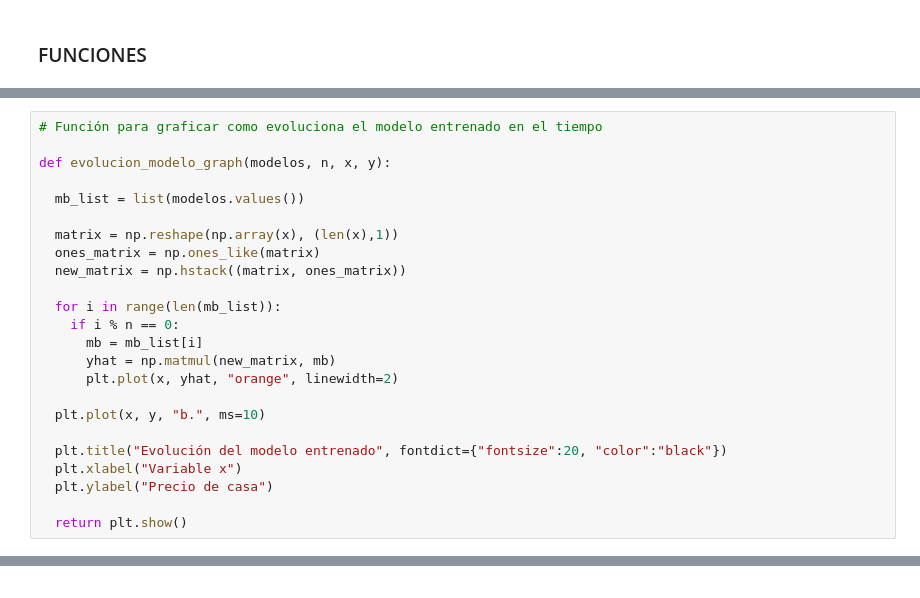
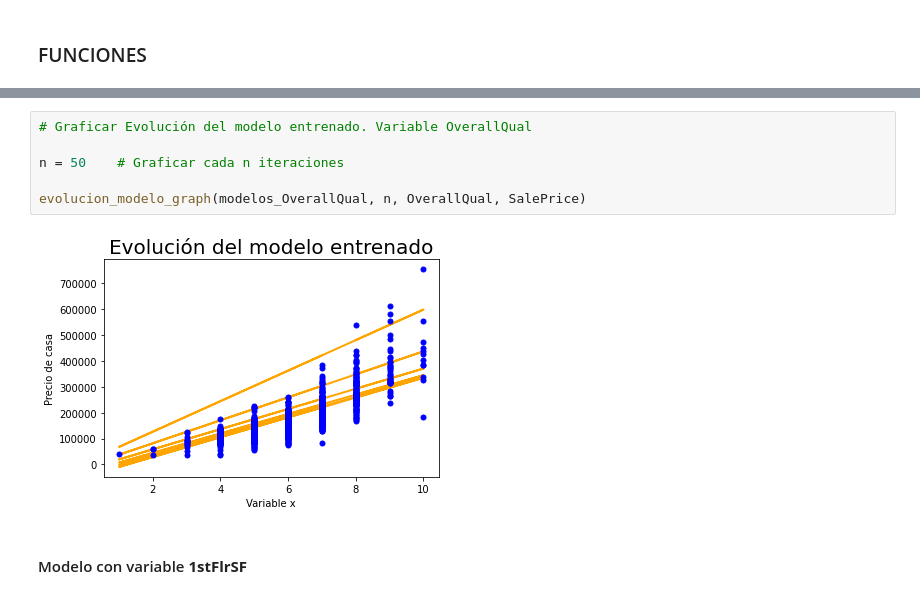
Before and after one commit to navas604/Ciencia-de-Datos-en-Python, a Jupyter notebook: Proyecto.ipynb, the cells around one changed output, grey strips where cells are left out. Cells and saved outputs as stored; diff of their text form.

```diff
--- a/Proyecto.ipynb
+++ b/Proyecto.ipynb
@@ -396,24 +476,0 @@ error_por_iteracion_graph(errores)
-# %%
-# Función para graficar como evoluciona el modelo entrenado en el tiempo
-
-def evolucion_modelo_graph(modelos, n, x, y):
-
-  mb_list = list(modelos.values())
-
-  matrix = np.reshape(np.array(x), (len(x),1))
-  ones_matrix = np.ones_like(matrix)
-  new_matrix = np.hstack((matrix, ones_matrix))
-
-  for i in range(len(mb_list)):
-    if i % n == 0:
-      mb = mb_list[i]
-      yhat = np.matmul(new_matrix, mb)
-      plt.plot(x, yhat, "orange", linewidth=2)
-
-  plt.plot(x, y, "b.", ms=10)
-
-  plt.title("Evolución del modelo entrenado", fontdict={"fontsize":20, "color":"black"})
-  plt.xlabel("Variable x")
-  plt.ylabel("Precio de casa")
-
-  return plt.show()
@@ -437,0 +477,10 @@ evolucion_modelo_graph(modelos, n, x, y)
+# %%
+# Graficar Evolución del modelo entrenado. Variable OverallQual
+
+n = 50    # Graficar cada n iteraciones
+
+evolucion_modelo_graph(modelos_OverallQual, n, OverallQual, SalePrice)
+# %% [output]
+[figure, added]
+# %% [markdown]
+#### Modelo con variable **1stFlrSF**
```
Also changed, not shown: parts of 27 cells of this notebook.
